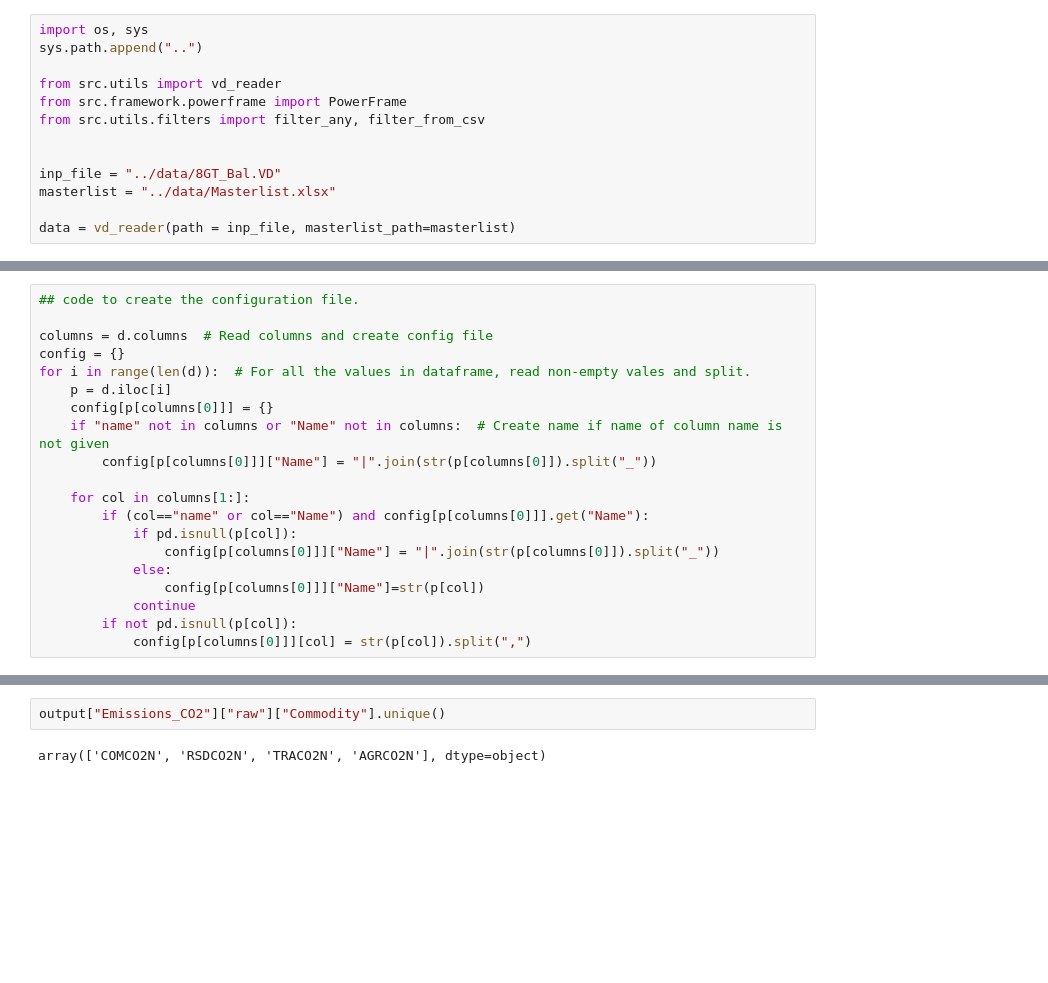
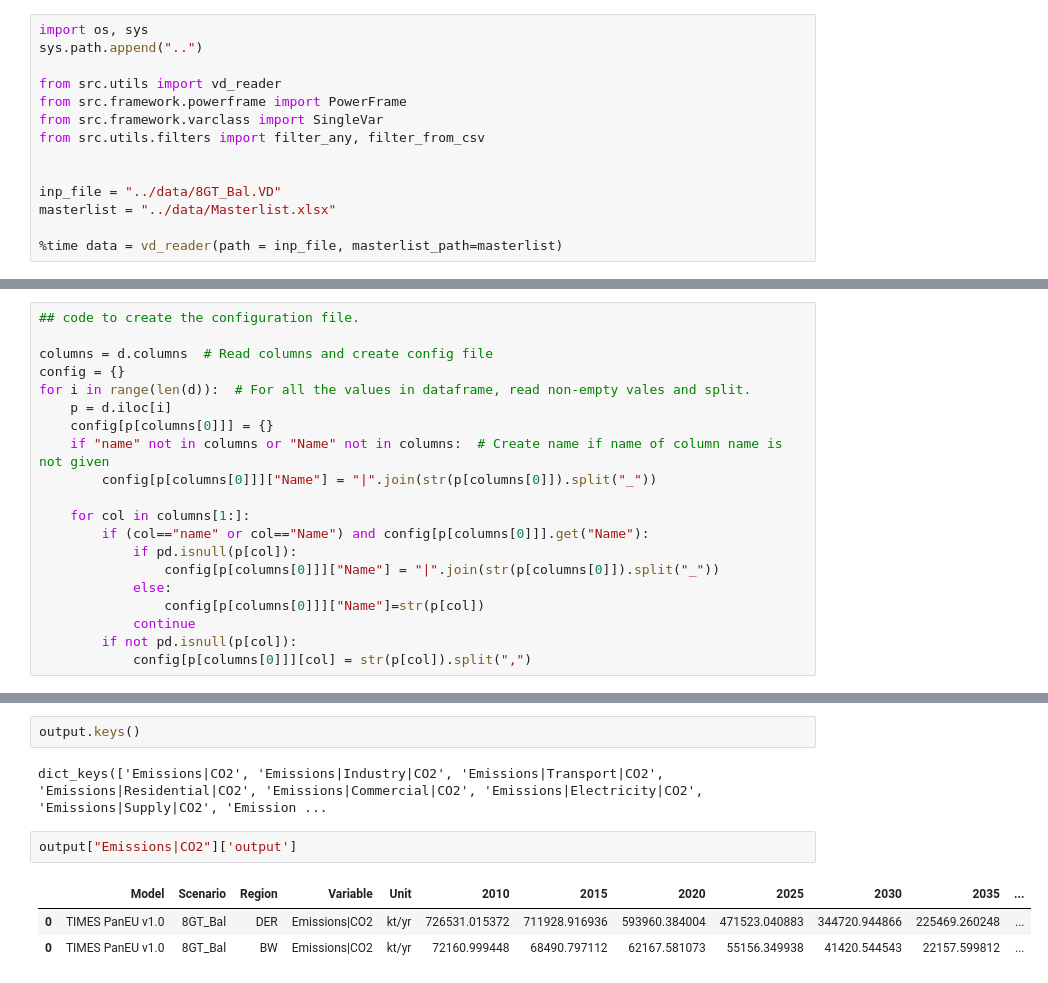
Before and after one commit to Thanatoz-1/Power-system-analysis, a Jupyter notebook: notebooks/Progress.ipynb, the cells around one changed output, grey strips where cells are left out. Cells and saved outputs as stored; diff of their text form; blank space fills up the shorter version.

```diff
--- a/notebooks/Progress.ipynb
+++ b/notebooks/Progress.ipynb
@@ -19,12 +20,13 @@ sys.path.append("..")
 
 from src.utils import vd_reader
 from src.framework.powerframe import PowerFrame
+from src.framework.varclass import SingleVar
 from src.utils.filters import filter_any, filter_from_csv
 
 
 inp_file = "../data/8GT_Bal.VD"
 masterlist = "../data/Masterlist.xlsx"
 
-data = vd_reader(path = inp_file, masterlist_path=masterlist)
+%time data = vd_reader(path = inp_file, masterlist_path=masterlist)
 # %% [output]
 Found masterlist at ../data/Masterlist.xlsx
@@ -217,4 +238,10 @@ for k,v in config.items():
+# %%
+output.keys()
+# %% [output]
+dict_keys(['Emissions|CO2', 'Emissions|Industry|CO2', 'Emissions|Transport|CO2', 'Emissions|Residential|CO2', 'Emissions|Commercial|CO2', 'Emissions|Electricity|CO2', 'Emissions|Supply|CO2', 'Emission ...
 # %%
-output["Emissions_CO2"]["raw"]["Commodity"].unique()
+output["Emissions|CO2"]['output']
 # %% [output]
-array(['COMCO2N', 'RSDCO2N', 'TRACO2N', 'AGRCO2N'], dtype=object)
+|  | Model | Scenario | Region | Variable | Unit | 2010 | 2015 | 2020 | 2025 | 2030 | 2035 | ... |
+| 0 | TIMES PanEU v1.0 | 8GT_Bal | DER | Emissions|CO2 | kt/yr | 726531.015372 | 711928.916936 | 593960.384004 | 471523.040883 | 344720.944866 | 225469.260248 | ... |
+| 0 | TIMES PanEU v1.0 | 8GT_Bal | BW | Emissions|CO2 | kt/yr | 72160.999448 | 68490.797112 | 62167.581073 | 55156.349938 | 41420.544543 | 22157.599812 | ... |
```
Also changed, not shown: parts of 9 cells of this notebook.
